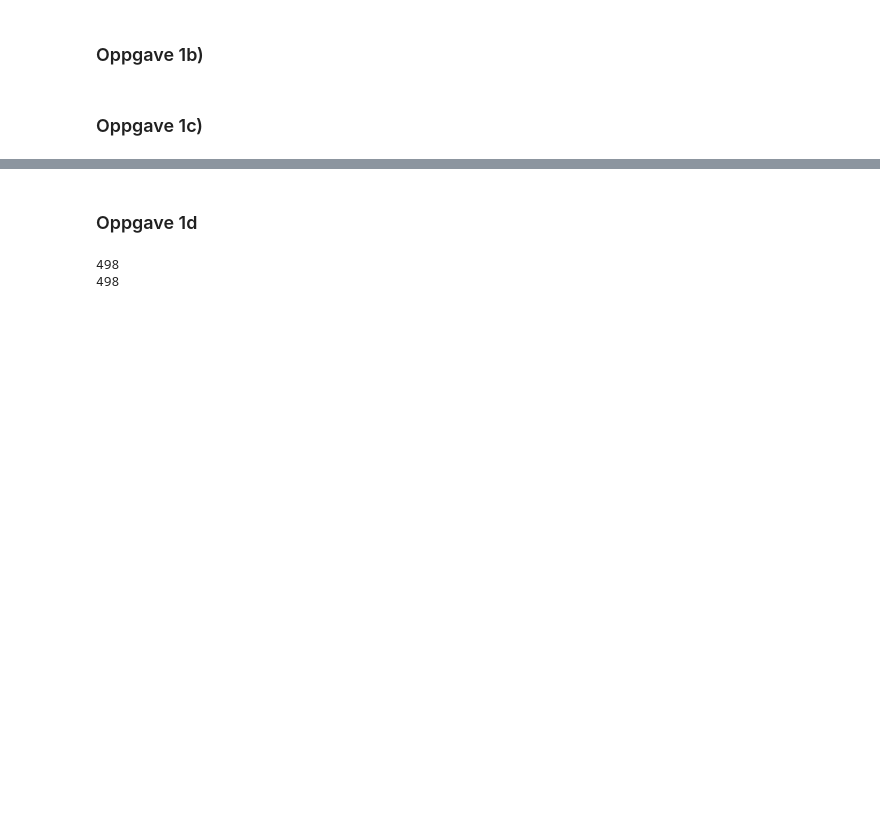
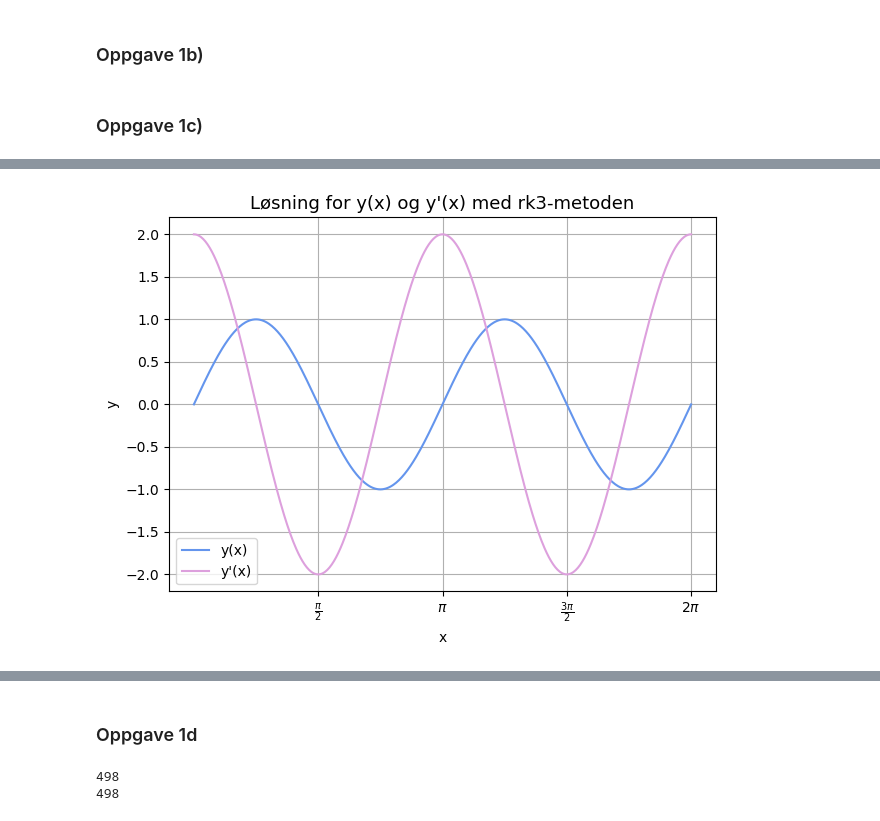
Before and after one commit to cfure3-svg/prosjekt3, a Jupyter notebook: prosjekt3.ipynb, the cells around one changed output, grey strips where cells are left out. Saved outputs shown, nothing was run; the diff lists cells and outputs as text; code cells hidden in the pictures; blank space fills up the shorter version.

```diff
--- a/prosjekt3.ipynb
+++ b/prosjekt3.ipynb
@@ -10,9 +8,3 @@ import scipy
-# %%
-x = np.linspace(0, 1, 10)
-y = [4, 5, 2, 7, 8, 9, 20, 30, 4, 60]
-
-#plt.plot(x, y, color = 'cornflowerblue')
-plt.show()
 # %% [markdown]
 ## Oppgave 1
 # %% [markdown]
@@ -131,0 +80,30 @@ plt.show()
+# %%
+# Verdier
+x_start = 0
+x_slutt = 2*np.pi
+h_0 = np.pi / 100
+y_0 = np.array([0, 2])
+alpha = 0.8
+tol = 10e-7
+
+x_verdier, y_verdier, h_verdier, n, m = rk3(x_start, x_slutt, y_0, h_0, tol, alpha, f)
+
+# Plot for y(x) og y'(x)
+plt.plot(x_verdier, y_verdier[:,0], color = "cornflowerblue", label = "y(x)")
+plt.plot(x_verdier, y_verdier[:,1], color = "plum", label = "y'(x)")
+
+plt.title("Løsning for y(x) og y'(x) med rk3-metoden", size = 13)
+plt.xlabel("x")     # HVA SKAL AKSENAVNENE VÆRE?
+plt.ylabel("y")
+
+# Endrer x-aksen til å ha pi
+ticks = [0.5*np.pi, np.pi, 1.5*np.pi, 2*np.pi]
+labels = [r'$\frac{\pi}{2}$', r'$\pi$', r'$\frac{3\pi}{2}$', r'$2\pi$']
+plt.xticks(ticks, labels)
+
+plt.tight_layout()
+plt.grid(True)
+plt.legend()
+plt.show()
+# %% [output]
+[figure, added]
```
Also changed, not shown: parts of 5 cells of this notebook.
